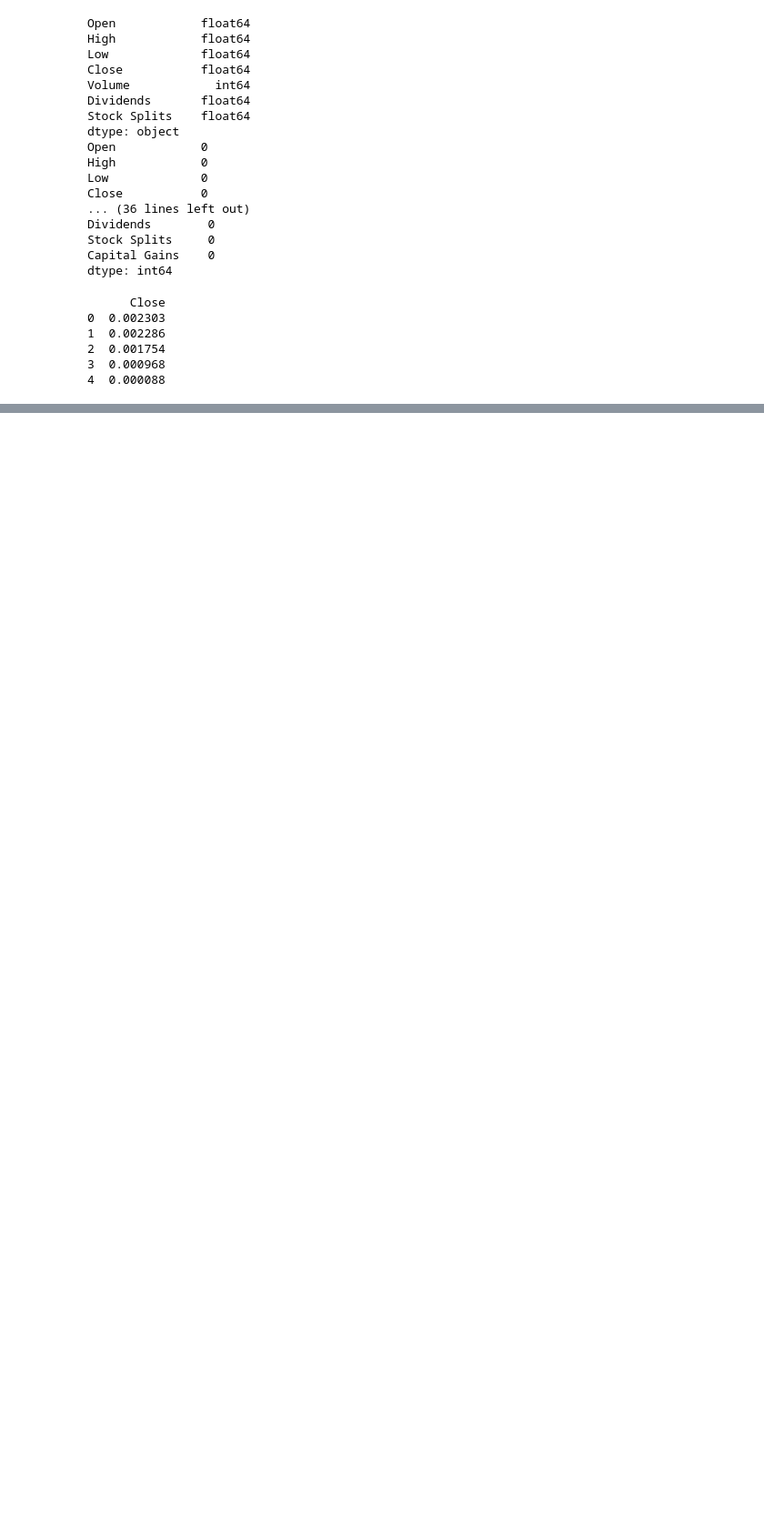
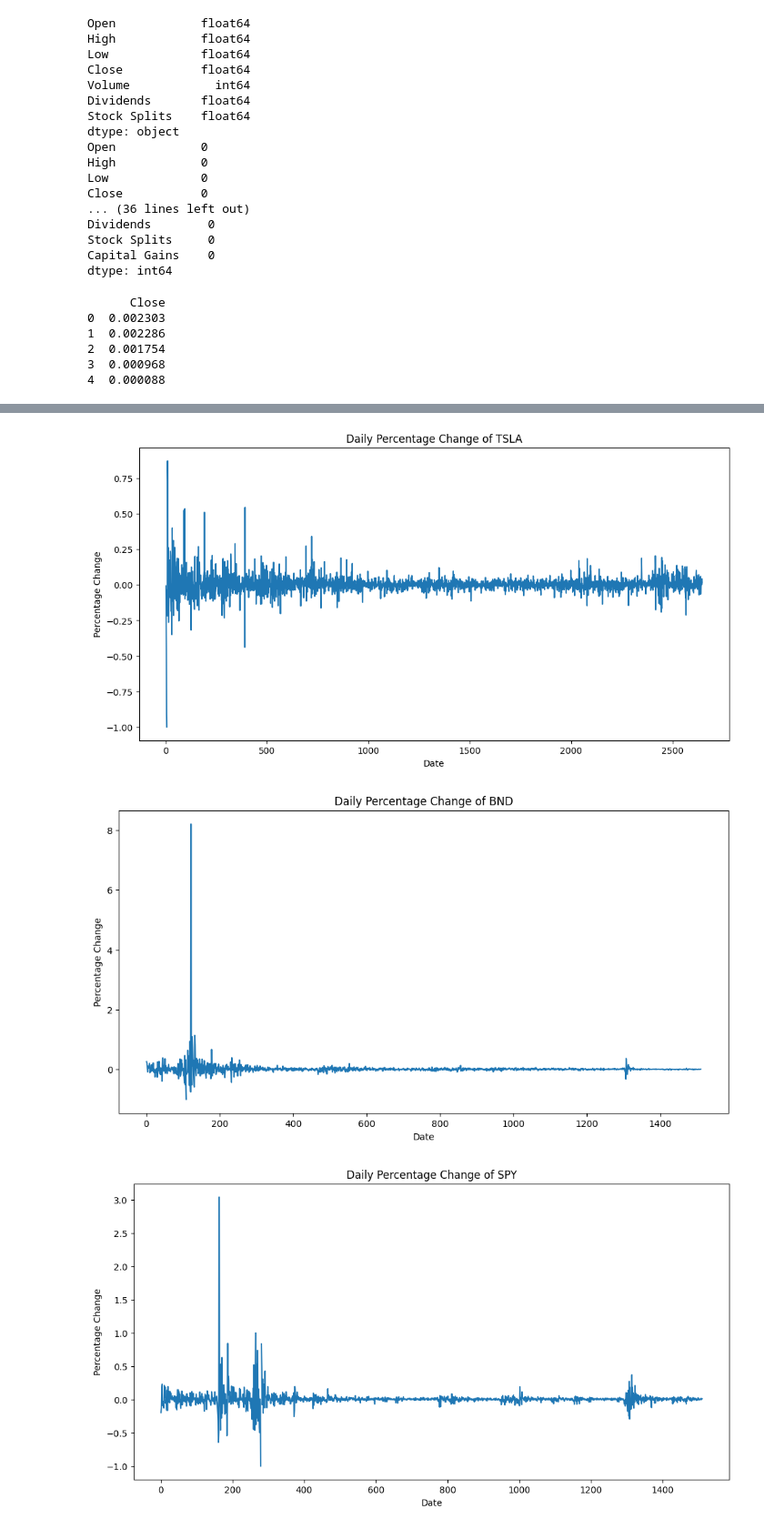
Before and after one commit to IamYunusAli/GMF, a Jupyter notebook: notebooks/GMF.ipynb, the cells around one changed output, grey strips where cells are left out. Shown at 91% size. Drawn from its saved outputs; the diff is of its cells as text; code cells hidden in the pictures; blank space fills up the shorter version.

Commit message:
Analyze outlier and volatility

```diff
--- a/notebooks/GMF.ipynb
+++ b/notebooks/GMF.ipynb
@@ -240,0 +253,31 @@ plt.show()
+# %%
+# Calculate and plot the daily percentage change to observe volatility for TSLA
+daily_return = dfts['Close'].pct_change()
+plt.figure(figsize=(12,6))
+plt.plot(daily_return)
+plt.title('Daily Percentage Change of TSLA')
+plt.xlabel('Date')
+plt.ylabel('Percentage Change')
+plt.show()
+
+# Calculate and plot the daily percentage change to observe volatility for BND
+daily_return = dfbd['Close'].pct_change()
+plt.figure(figsize=(12,6))
+plt.plot(daily_return)
+plt.title('Daily Percentage Change of BND')
+plt.xlabel('Date')
+plt.ylabel('Percentage Change')
+plt.show()
+
+# Calculate and plot the daily percentage change to observe volatility for SPY
+daily_return = dfsp['Close'].pct_change()
+plt.figure(figsize=(12,6))
+plt.plot(daily_return)
+plt.title('Daily Percentage Change of SPY')
+plt.xlabel('Date')
+plt.ylabel('Percentage Change')
+plt.show()
+# %% [output]
+[figure, added]
+[figure, added]
+[figure, added]
```
Also changed, not shown: parts of 14 cells of this notebook, 2 other files.
